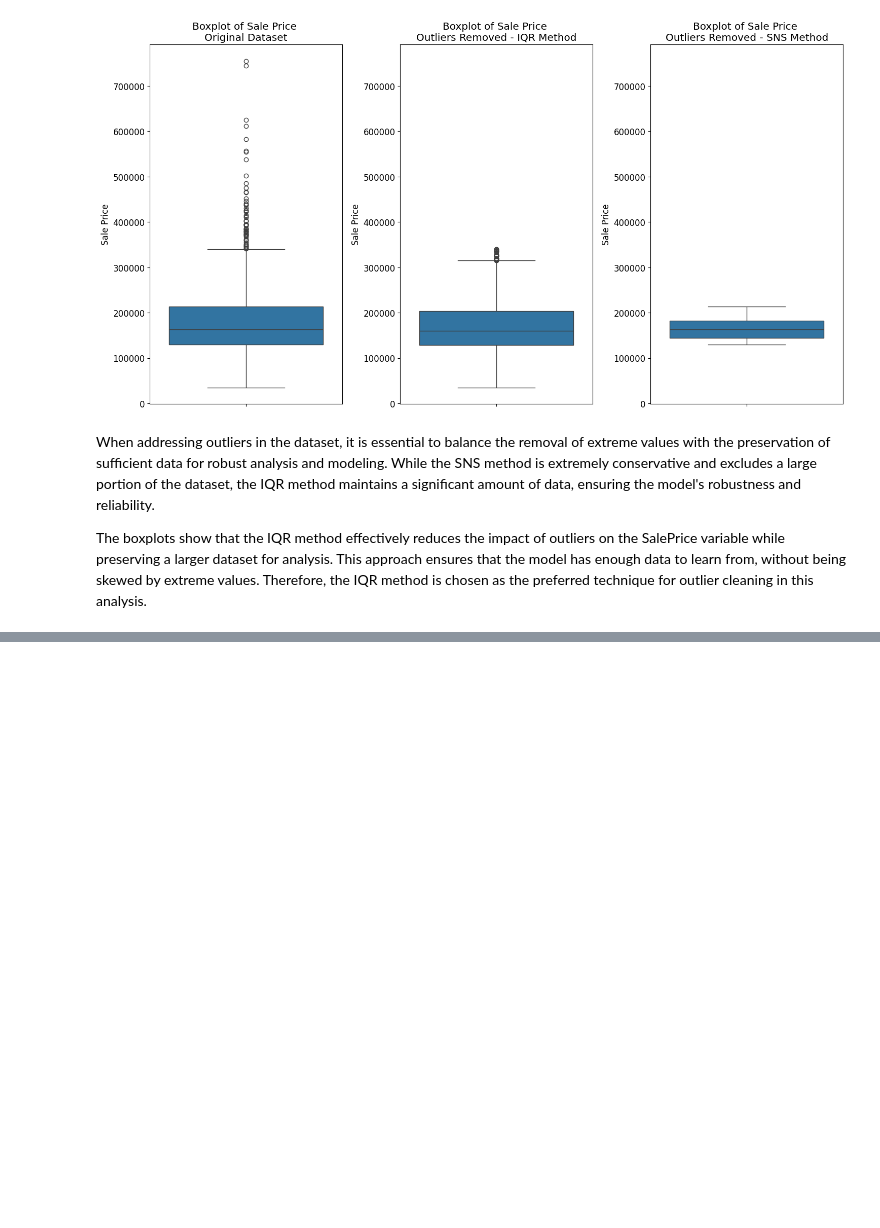
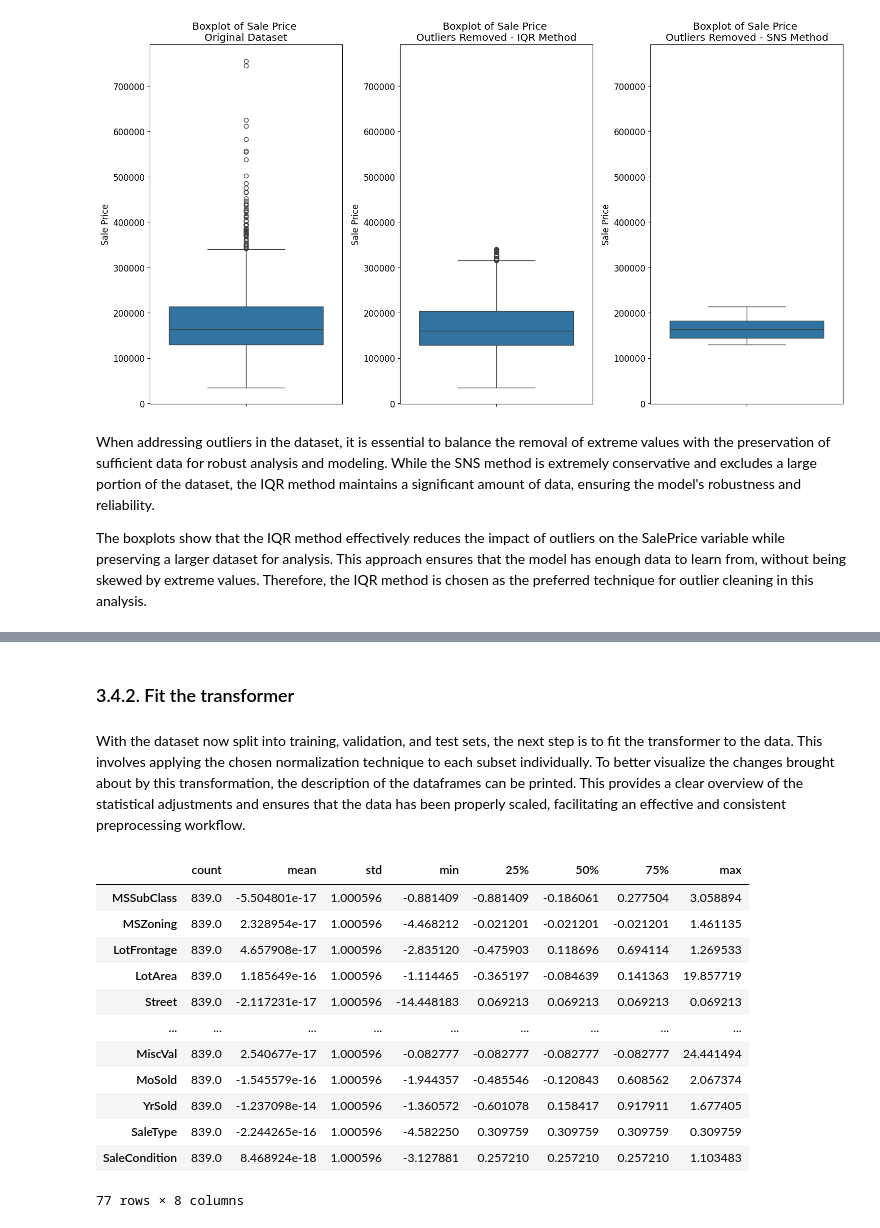
Before and after one commit to deboraflemos/math-dl1-finalProject, a Jupyter notebook: final-project.ipynb, the cells around one changed output, grey strips where cells are left out. Drawn from its saved outputs; the diff is of its cells as text; code cells hidden in the pictures; blank space fills up the shorter version.

Commit message:
Normalizations and data splitting

```diff
--- a/final-project.ipynb
+++ b/final-project.ipynb
@@ -683,0 +721,10 @@ The boxplots show that the IQR method effectively reduces the impact of outliers
+# %%
+# Select categorical features
+categorical = clean_data.select_dtypes(include=['object'])
+categorical_columns = list(categorical.columns)
+
+# Encode categorical features
+for col in categorical_columns:
+    clean_data[col] = le.fit_transform(clean_data[col])
+
+clean_data.head()
@@ -683,0 +747,3 @@ The boxplots show that the IQR method effectively reduces the impact of outliers
+# %%
+from sklearn.preprocessing import StandardScaler
+scaler = StandardScaler()
@@ -683,0 +756,16 @@ The boxplots show that the IQR method effectively reduces the impact of outliers
+# %%
+# Divide the dataset into features and target variable
+X = clean_data.drop(columns=['SalePrice'], axis=1) # Define features
+y = clean_data['SalePrice'] # Define target variable
+
+# Split the dataset into training, validation, and testing sets
+X_train, X_temp, y_train, y_temp = train_test_split(X, y, test_size=0.4, random_state=42)
+X_val, X_test, y_val, y_test = train_test_split(X_temp, y_temp, test_size=0.5, random_state=42)
+
+# View shape of the datasets
+print(f'X_train shape: {X_train.shape}')
+print(f'X_val shape: {X_val.shape}')
+print(f'X_test shape: {X_test.shape}')
+print(f'\ny_train shape: {y_train.shape}')
+print(f'y_val shape: {y_val.shape}')
+print(f'y_test shape: {y_test.shape}')
@@ -683,0 +780,32 @@ The boxplots show that the IQR method effectively reduces the impact of outliers
+# %% [markdown]
+### 3.4.2. Fit the transformer
+# %% [markdown]
+With the dataset now split into training, validation, and test sets, the next step is to fit the transformer to the data. This involves applying the chosen normalization technique to each subset individually. To better visualize the changes brought about by this transformation, the description of the dataframes can be printed. This provides a clear overview of the statistical adjustments and ensures that the data has been properly scaled, facilitating an effective and consistent preprocessing workflow.
+# %%
+# Keep original dataframes untouched for reusability
+X_train_norm = X_train.copy()
+X_val_norm = X_val.copy()
+X_test_norm = X_test.copy()
+
+# Normalize the features
+X_train_norm = scaler.fit_transform(X_train_norm)
+X_val_norm = scaler.fit_transform(X_val_norm)
+X_test_norm = scaler.fit_transform(X_test_norm)
+
+
+X_train_norm_df = pd.DataFrame(X_train_norm, columns=X_train.columns) # Convert normalized features to DataFrame for better visualization
+X_train_norm_df.describe().transpose()
+# %% [output]
+|  | count | mean | std | min | 25% | 50% | 75% | max |
+| MSSubClass | 839.0 | -5.504801e-17 | 1.000596 | -0.881409 | -0.881409 | -0.186061 | 0.277504 | 3.058894 |
+| MSZoning | 839.0 | 2.328954e-17 | 1.000596 | -4.468212 | -0.021201 | -0.021201 | -0.021201 | 1.461135 |
+| LotFrontage | 839.0 | 4.657908e-17 | 1.000596 | -2.835120 | -0.475903 | 0.118696 | 0.694114 | 1.269533 |
+| LotArea | 839.0 | 1.185649e-16 | 1.000596 | -1.114465 | -0.365197 | -0.084639 | 0.141363 | 19.857719 |
+| Street | 839.0 | -2.117231e-17 | 1.000596 | -14.448183 | 0.069213 | 0.069213 | 0.069213 | 0.069213 |
+| ... | ... | ... | ... | ... | ... | ... | ... | ... |
+| MiscVal | 839.0 | 2.540677e-17 | 1.000596 | -0.082777 | -0.082777 | -0.082777 | -0.082777 | 24.441494 |
+| MoSold | 839.0 | -1.545579e-16 | 1.000596 | -1.944357 | -0.485546 | -0.120843 | 0.608562 | 2.067374 |
+| YrSold | 839.0 | -1.237098e-14 | 1.000596 | -1.360572 | -0.601078 | 0.158417 | 0.917911 | 1.677405 |
+| SaleType | 839.0 | -2.244265e-16 | 1.000596 | -4.582250 | 0.309759 | 0.309759 | 0.309759 | 0.309759 |
+| SaleCondition | 839.0 | 8.468924e-18 | 1.000596 | -3.127881 | 0.257210 | 0.257210 | 0.257210 | 1.103483 |
+77 rows × 8 columns
```
Also changed, not shown: parts of 15 cells of this notebook.
